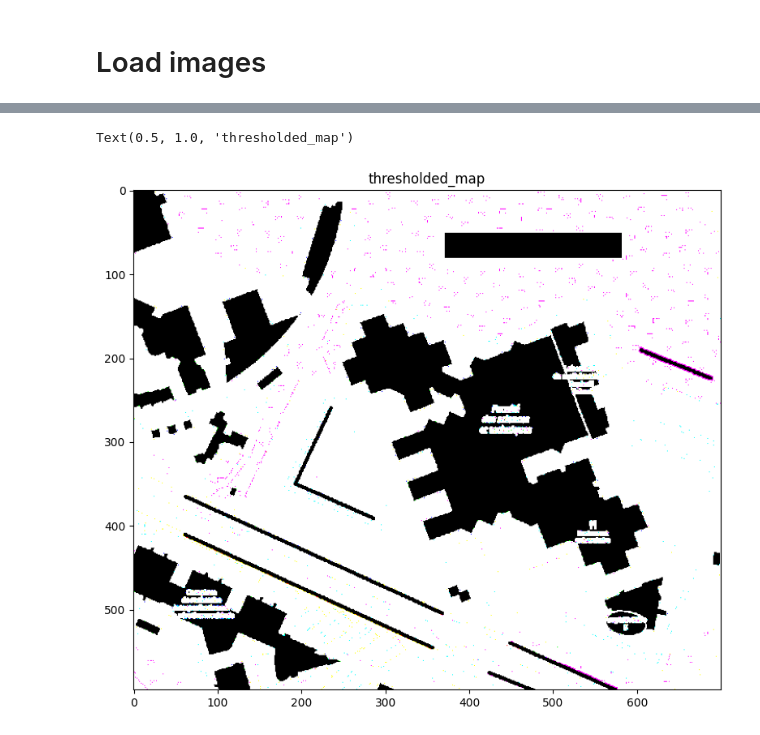
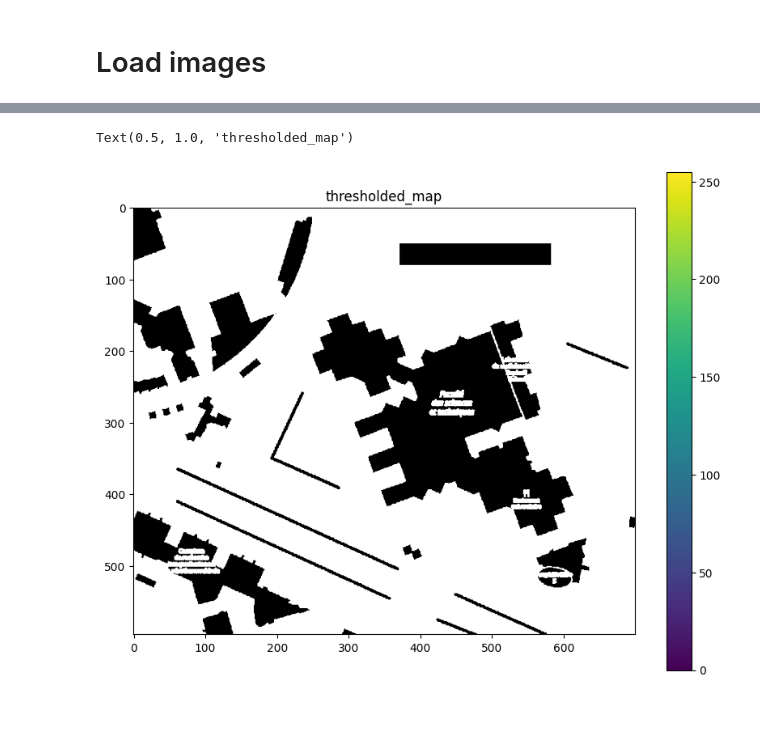
Before and after one commit to ba-talibe/TP_Image_Processing, a Jupyter notebook: Path Finding/path_finding.ipynb, the cells around one changed output, grey strips where cells are left out. Saved outputs shown, nothing was run; the diff lists cells and outputs as text; code cells hidden in the pictures.

```diff
--- a/Path Finding/path_finding.ipynb
+++ b/Path Finding/path_finding.ipynb
@@ -36,14 +37,15 @@ outdor_map = images["outdoorMap"]
 wall_threshold = [217, 208, 201]
 # %%
 thresholded_map = outdor_map.copy()
-mask = outdor_map == wall_threshold
+mask = np.all(outdor_map == wall_threshold,axis=-1)
 thresholded_map[mask] = 0
 thresholded_map[~mask] = 255
 
 
 plt.figure(figsize=(10, 8))
 plt.imshow(thresholded_map)
+plt.colorbar()
 plt.title("thresholded_map")
 # %% [output]
 Text(0.5, 1.0, 'thresholded_map')
-[figure, old version]
+[figure, new version]
```
Also changed, not shown: parts of 17 cells of this notebook.
